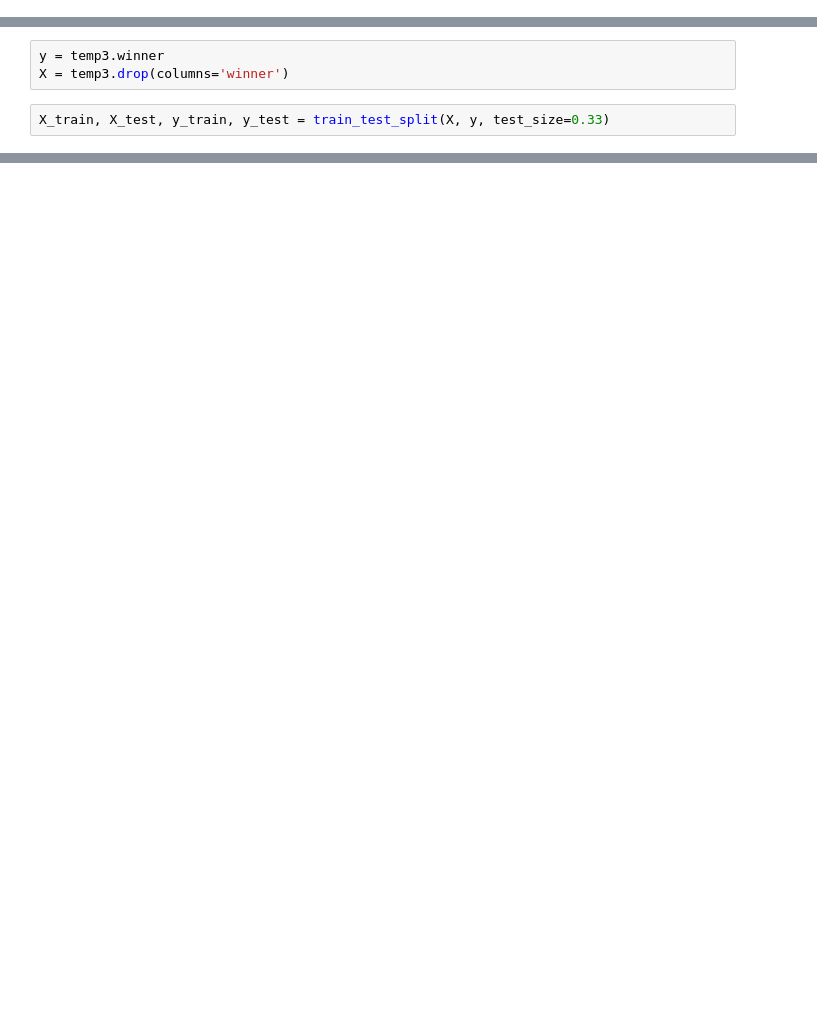
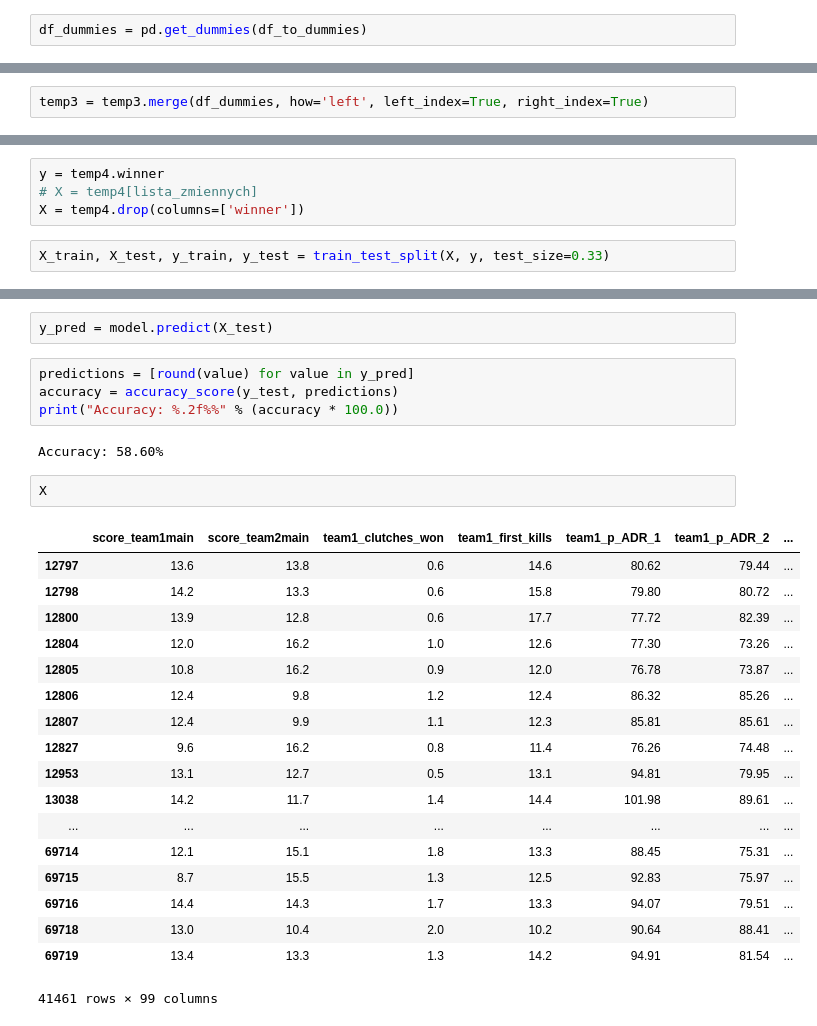
Before and after one commit to madbubu/project_cs_prediction, a Jupyter notebook: prediction.ipynb, the cells around one changed output, grey strips where cells are left out. Cells and saved outputs as stored; diff of their text form; blank space fills up the shorter version.

Commit message:
dodawanie nowych zmiennych

```diff
--- a/prediction.ipynb
+++ b/prediction.ipynb
@@ -784,3 +804,5 @@ BRB20
+# %%
+df_dummies = pd.get_dummies(df_to_dummies)
 # %%
 
 
@@ -791,6 +813,8 @@ for idx,team in enumerate(teams):
 # %% [output]
 3299
 KeyboardInterrupt:
+# %%
+temp3 = temp3.merge(df_dummies, how='left', left_index=True, right_index=True)
 # %%
 # sprawdzamy czy dane sa zbalansowane
 df_data['winner'].sum()/df_data['winner'].count()
@@ -926,8 +979,9 @@ from sklearn.model_selection import GridSearchCV, train_test_split, cross_val_sc
 
 from sklearn.metrics import accuracy_score
 # %%
-y = temp3.winner
-X = temp3.drop(columns='winner')
+y = temp4.winner
+# X = temp4[lista_zmiennych]
+X = temp4.drop(columns=['winner'])
 # %%
 X_train, X_test, y_train, y_test = train_test_split(X, y, test_size=0.33)
 # %%
@@ -1036,0 +1153,29 @@ Tunuje model: SVM
+# %%
+y_pred = model.predict(X_test)
+# %%
+predictions = [round(value) for value in y_pred]
+accuracy = accuracy_score(y_test, predictions)
+print("Accuracy: %.2f%%" % (accuracy * 100.0))
+# %% [output]
+Accuracy: 58.60%
+# %%
+X
+# %% [output]
+|  | score_team1main | score_team2main | team1_clutches_won | team1_first_kills | team1_p_ADR_1 | team1_p_ADR_2 | ... |
+| 12797 | 13.6 | 13.8 | 0.6 | 14.6 | 80.62 | 79.44 | ... |
+| 12798 | 14.2 | 13.3 | 0.6 | 15.8 | 79.80 | 80.72 | ... |
+| 12800 | 13.9 | 12.8 | 0.6 | 17.7 | 77.72 | 82.39 | ... |
+| 12804 | 12.0 | 16.2 | 1.0 | 12.6 | 77.30 | 73.26 | ... |
+| 12805 | 10.8 | 16.2 | 0.9 | 12.0 | 76.78 | 73.87 | ... |
+| 12806 | 12.4 | 9.8 | 1.2 | 12.4 | 86.32 | 85.26 | ... |
+| 12807 | 12.4 | 9.9 | 1.1 | 12.3 | 85.81 | 85.61 | ... |
+| 12827 | 9.6 | 16.2 | 0.8 | 11.4 | 76.26 | 74.48 | ... |
+| 12953 | 13.1 | 12.7 | 0.5 | 13.1 | 94.81 | 79.95 | ... |
+| 13038 | 14.2 | 11.7 | 1.4 | 14.4 | 101.98 | 89.61 | ... |
+| ... | ... | ... | ... | ... | ... | ... | ... |
+| 69714 | 12.1 | 15.1 | 1.8 | 13.3 | 88.45 | 75.31 | ... |
+| 69715 | 8.7 | 15.5 | 1.3 | 12.5 | 92.83 | 75.97 | ... |
+| 69716 | 14.4 | 14.3 | 1.7 | 13.3 | 94.07 | 79.51 | ... |
+| 69718 | 13.0 | 10.4 | 2.0 | 10.2 | 90.64 | 88.41 | ... |
+| 69719 | 13.4 | 13.3 | 1.3 | 14.2 | 94.91 | 81.54 | ... |
+41461 rows × 99 columns
```
Also changed, not shown: parts of 35 cells of this notebook, 1 other file.
